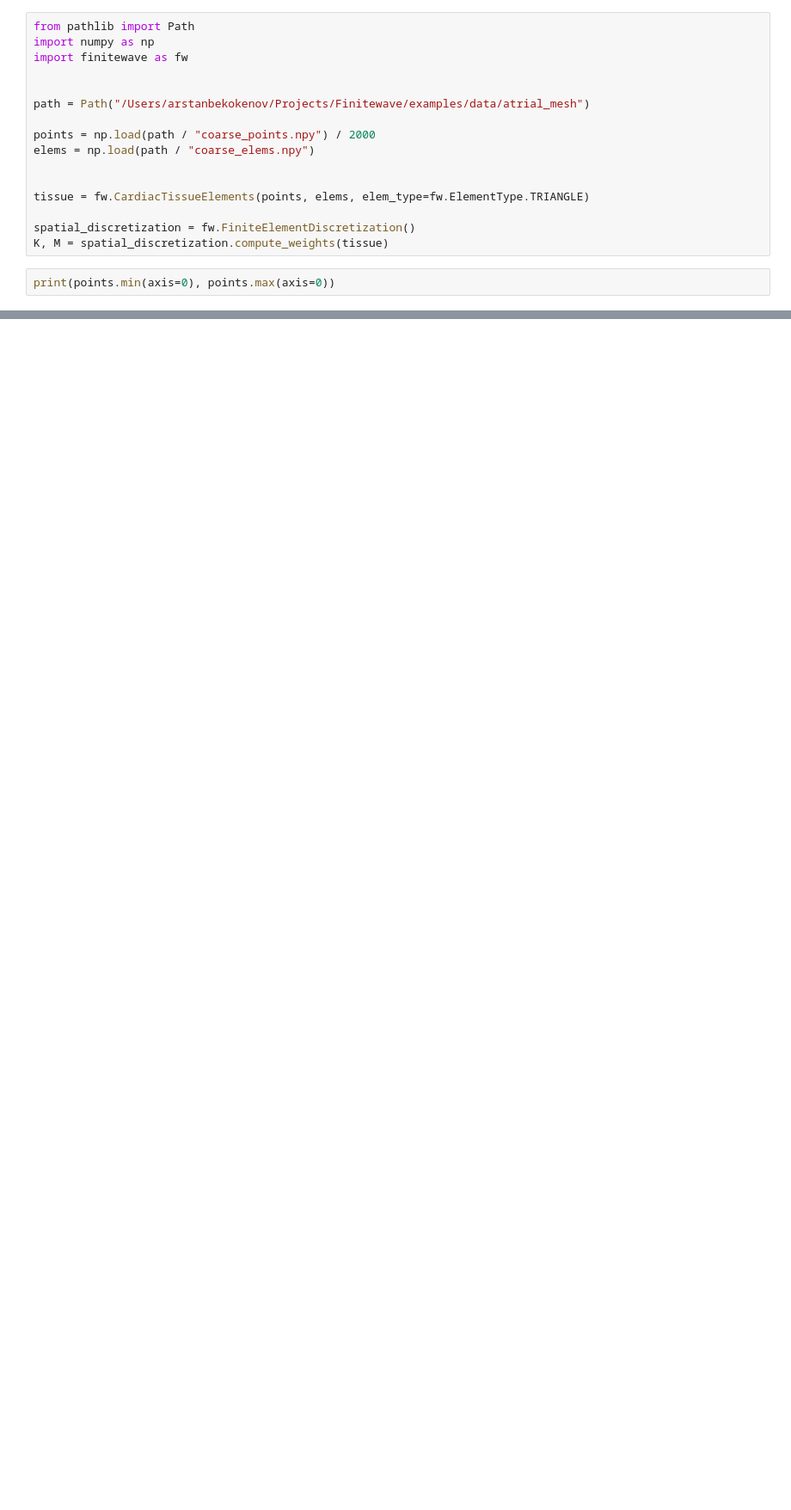
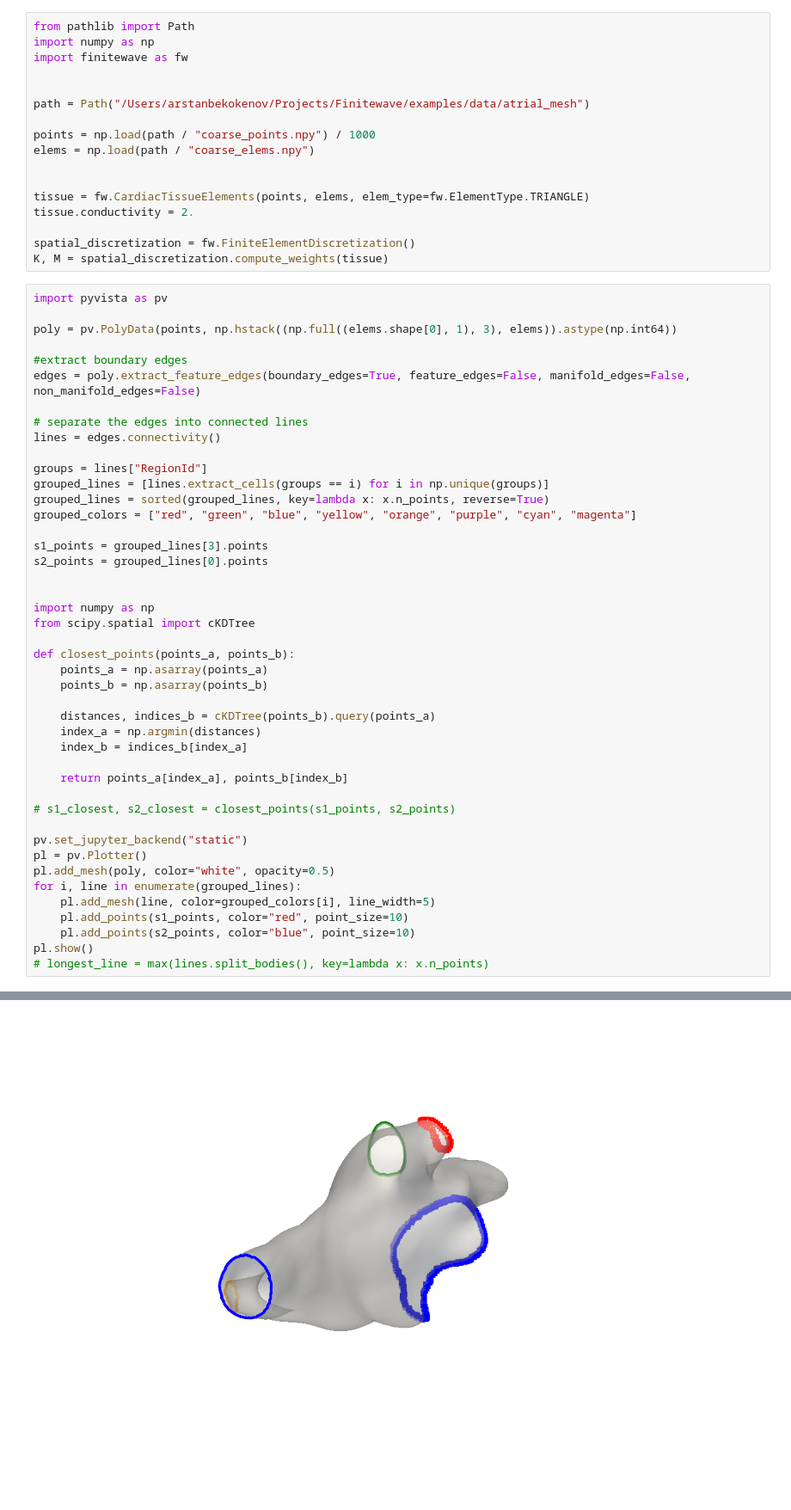
Before and after one commit to finitewave/Finitewave, a Jupyter notebook: Tutorials/AtrialModel.ipynb, the cells around one changed output, grey strips where cells are left out. Shown at 86% size. Saved outputs shown, nothing was run; the diff lists cells and outputs as text; blank space fills up the shorter version.

```diff
--- a/Tutorials/AtrialModel.ipynb
+++ b/Tutorials/AtrialModel.ipynb
@@ -6,14 +6,57 @@ import finitewave as fw
 
 path = Path("/Users/arstanbekokenov/Projects/Finitewave/examples/data/atrial_mesh")
 
-points = np.load(path / "coarse_points.npy") / 2000
+points = np.load(path / "coarse_points.npy") / 1000
 elems = np.load(path / "coarse_elems.npy")
 
 
 tissue = fw.CardiacTissueElements(points, elems, elem_type=fw.ElementType.TRIANGLE)
+tissue.conductivity = 2.
 
 spatial_discretization = fw.FiniteElementDiscretization()
 K, M = spatial_discretization.compute_weights(tissue)
 # %%
-print(points.min(axis=0), points.max(axis=0))
+import pyvista as pv
+
+poly = pv.PolyData(points, np.hstack((np.full((elems.shape[0], 1), 3), elems)).astype(np.int64))
+
+#extract boundary edges
+edges = poly.extract_feature_edges(boundary_edges=True, feature_edges=False, manifold_edges=False, non_manifold_edges=False)
+
+# separate the edges into connected lines
+lines = edges.connectivity()
+
+groups = lines["RegionId"]
+grouped_lines = [lines.extract_cells(groups == i) for i in np.unique(groups)]
+grouped_lines = sorted(grouped_lines, key=lambda x: x.n_points, reverse=True)
+grouped_colors = ["red", "green", "blue", "yellow", "orange", "purple", "cyan", "magenta"]
+
+s1_points = grouped_lines[3].points
+s2_points = grouped_lines[0].points
+
+
+import numpy as np
+from scipy.spatial import cKDTree
+
+def closest_points(points_a, points_b):
+    points_a = np.asarray(points_a)
+    points_b = np.asarray(points_b)
+
+    distances, indices_b = cKDTree(points_b).query(points_a)
+    index_a = np.argmin(distances)
+    index_b = indices_b[index_a]
+
+    return points_a[index_a], points_b[index_b]
+
+# s1_closest, s2_closest = closest_points(s1_points, s2_points)
+
+pv.set_jupyter_backend("static")
+pl = pv.Plotter()
+pl.add_mesh(poly, color="white", opacity=0.5)
+for i, line in enumerate(grouped_lines):
+    pl.add_mesh(line, color=grouped_colors[i], line_width=5)
+    pl.add_points(s1_points, color="red", point_size=10)
+    pl.add_points(s2_points, color="blue", point_size=10)
+pl.show()
+# longest_line = max(lines.split_bodies(), key=lambda x: x.n_points)
 # %% [output]
@@ -21 +63,2 @@ print(points.min(axis=0), points.max(axis=0))
+[figure, added]
 # %%
```
Also changed, not shown: parts of 5 cells of this notebook, 36 other files.
